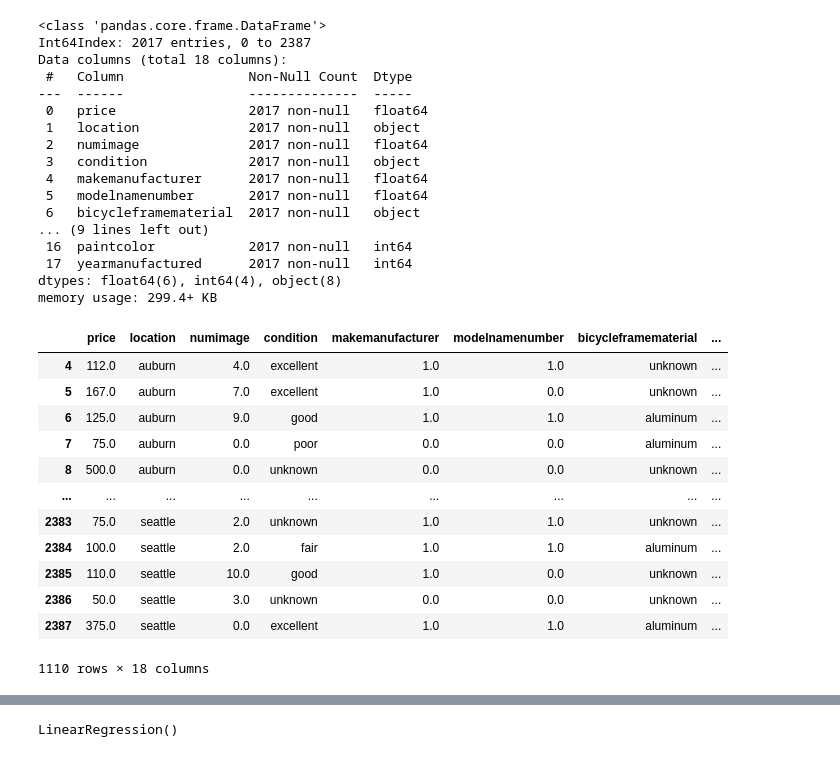
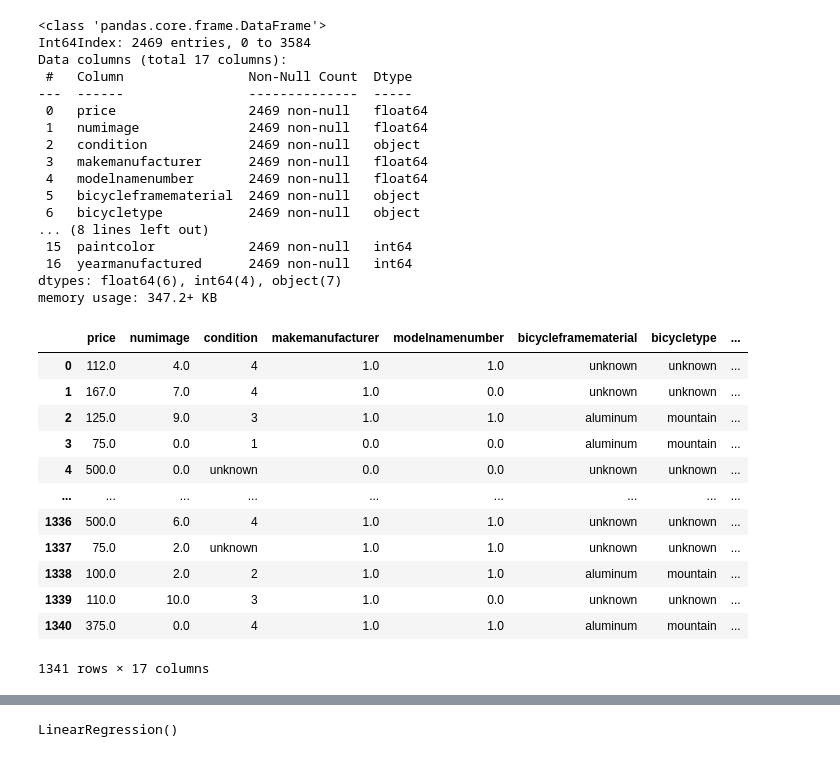
Before and after one commit to noeht/Data-Analytics---BEstimate, a Jupyter notebook: craigslist_ML.ipynb, the cells around one changed output, grey strips where cells are left out. Cells and saved outputs as stored; diff of their text form; code cells hidden in the pictures.

```diff
--- a/craigslist_ML.ipynb
+++ b/craigslist_ML.ipynb
@@ -5,41 +10,43 @@ from sklearn import neighbors, linear_model, model_selection,metrics
 # %%
-df = pd.read_csv('preprocessed_data_craigslist.csv').drop(['Unnamed: 0','text','url','title','date','days'],axis=1).drop_duplicates(subset=None, keep='first', inplace=False)
+df = pd.read_csv('preprocessed_data_craigslist.csv').drop(
+    ['Unnamed: 0', 'text', 'url', 'title', 'date', 'days', 'location'], axis=1).drop_duplicates(subset=None, keep='first', inplace=False)
 df.info()
 # %% [output]
 <class 'pandas.core.frame.DataFrame'>
-Int64Index: 2017 entries, 0 to 2387
-Data columns (total 18 columns):
+Int64Index: 2469 entries, 0 to 3584
+Data columns (total 17 columns):
  #   Column                Non-Null Count  Dtype
 ---  ------                --------------  -----
- 0   price                 2017 non-null   float64
- 1   location              2017 non-null   object
- 2   numimage              2017 non-null   float64
- 3   condition             2017 non-null   object
- 4   makemanufacturer      2017 non-null   float64
- 5   modelnamenumber       2017 non-null   float64
- 6   bicycleframematerial  2017 non-null   object
-... (9 lines left out)
- 16  paintcolor            2017 non-null   int64
- 17  yearmanufactured      2017 non-null   int64
-dtypes: float64(6), int64(4), object(8)
-memory usage: 299.4+ KB
+ 0   price                 2469 non-null   float64
+ 1   numimage              2469 non-null   float64
+ 2   condition             2469 non-null   object
+ 3   makemanufacturer      2469 non-null   float64
+ 4   modelnamenumber       2469 non-null   float64
+ 5   bicycleframematerial  2469 non-null   object
+ 6   bicycletype           2469 non-null   object
+... (8 lines left out)
+ 15  paintcolor            2469 non-null   int64
+ 16  yearmanufactured      2469 non-null   int64
+dtypes: float64(6), int64(4), object(7)
+memory usage: 347.2+ KB
 # %%
-df = df[(30<df.price)&(df.price<1000)]
+df = df[(30 < df.price) & (df.price < 1000)
+        ].reset_index().drop(['index'], axis=1)
 df
 # %% [output]
-|  | price | location | numimage | condition | makemanufacturer | modelnamenumber | bicycleframematerial | ... |
-| 4 | 112.0 | auburn | 4.0 | excellent | 1.0 | 1.0 | unknown | ... |
-| 5 | 167.0 | auburn | 7.0 | excellent | 1.0 | 0.0 | unknown | ... |
-| 6 | 125.0 | auburn | 9.0 | good | 1.0 | 1.0 | aluminum | ... |
-| 7 | 75.0 | auburn | 0.0 | poor | 0.0 | 0.0 | aluminum | ... |
-| 8 | 500.0 | auburn | 0.0 | unknown | 0.0 | 0.0 | unknown | ... |
+|  | price | numimage | condition | makemanufacturer | modelnamenumber | bicycleframematerial | bicycletype | ... |
+| 0 | 112.0 | 4.0 | 4 | 1.0 | 1.0 | unknown | unknown | ... |
+| 1 | 167.0 | 7.0 | 4 | 1.0 | 0.0 | unknown | unknown | ... |
+| 2 | 125.0 | 9.0 | 3 | 1.0 | 1.0 | aluminum | mountain | ... |
+| 3 | 75.0 | 0.0 | 1 | 0.0 | 0.0 | aluminum | mountain | ... |
+| 4 | 500.0 | 0.0 | unknown | 0.0 | 0.0 | unknown | unknown | ... |
 | ... | ... | ... | ... | ... | ... | ... | ... | ... |
-| 2383 | 75.0 | seattle | 2.0 | unknown | 1.0 | 1.0 | unknown | ... |
-| 2384 | 100.0 | seattle | 2.0 | fair | 1.0 | 1.0 | aluminum | ... |
-| 2385 | 110.0 | seattle | 10.0 | good | 1.0 | 0.0 | unknown | ... |
-| 2386 | 50.0 | seattle | 3.0 | unknown | 0.0 | 0.0 | unknown | ... |
-| 2387 | 375.0 | seattle | 0.0 | excellent | 1.0 | 1.0 | aluminum | ... |
+| 1336 | 500.0 | 6.0 | 4 | 1.0 | 1.0 | unknown | unknown | ... |
+| 1337 | 75.0 | 2.0 | unknown | 1.0 | 1.0 | unknown | unknown | ... |
+| 1338 | 100.0 | 2.0 | 2 | 1.0 | 1.0 | aluminum | mountain | ... |
+| 1339 | 110.0 | 10.0 | 3 | 1.0 | 0.0 | unknown | unknown | ... |
+| 1340 | 375.0 | 0.0 | 4 | 1.0 | 1.0 | aluminum | mountain | ... |
-1110 rows × 18 columns
+1341 rows × 17 columns
 # %%
 pd.get_dummies(df).info()
 # %% [output]
```
Also changed, not shown: parts of 31 cells of this notebook.
